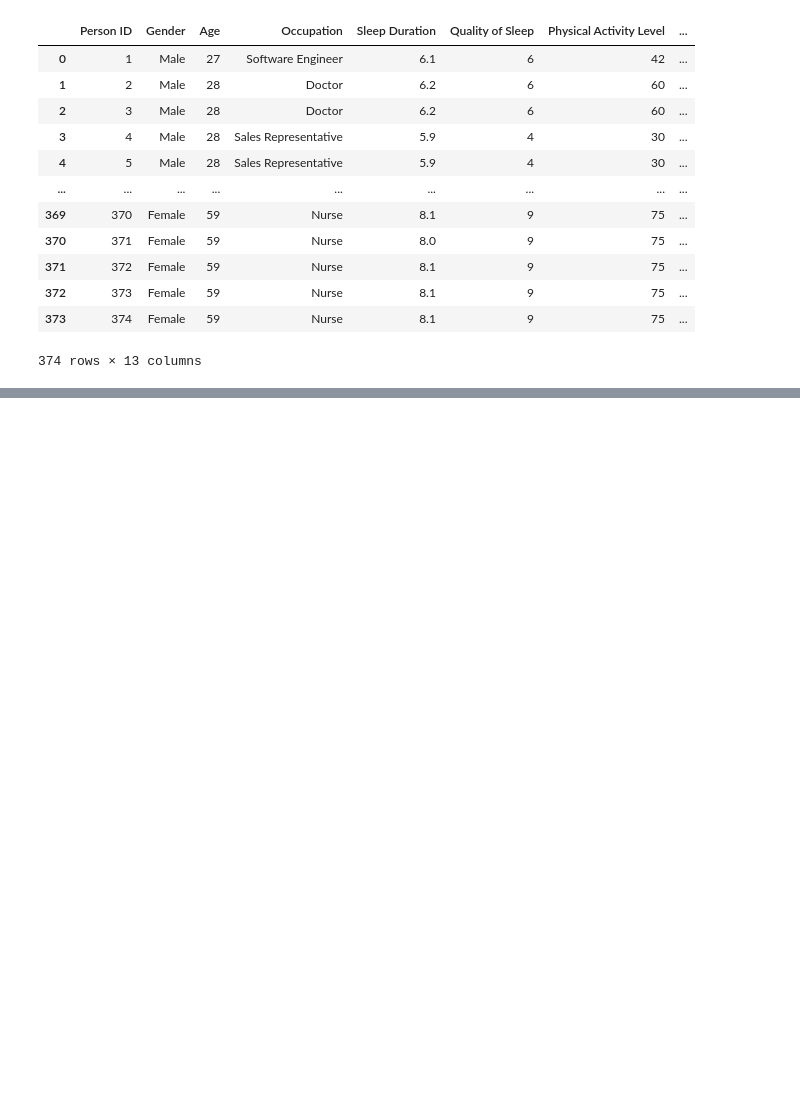
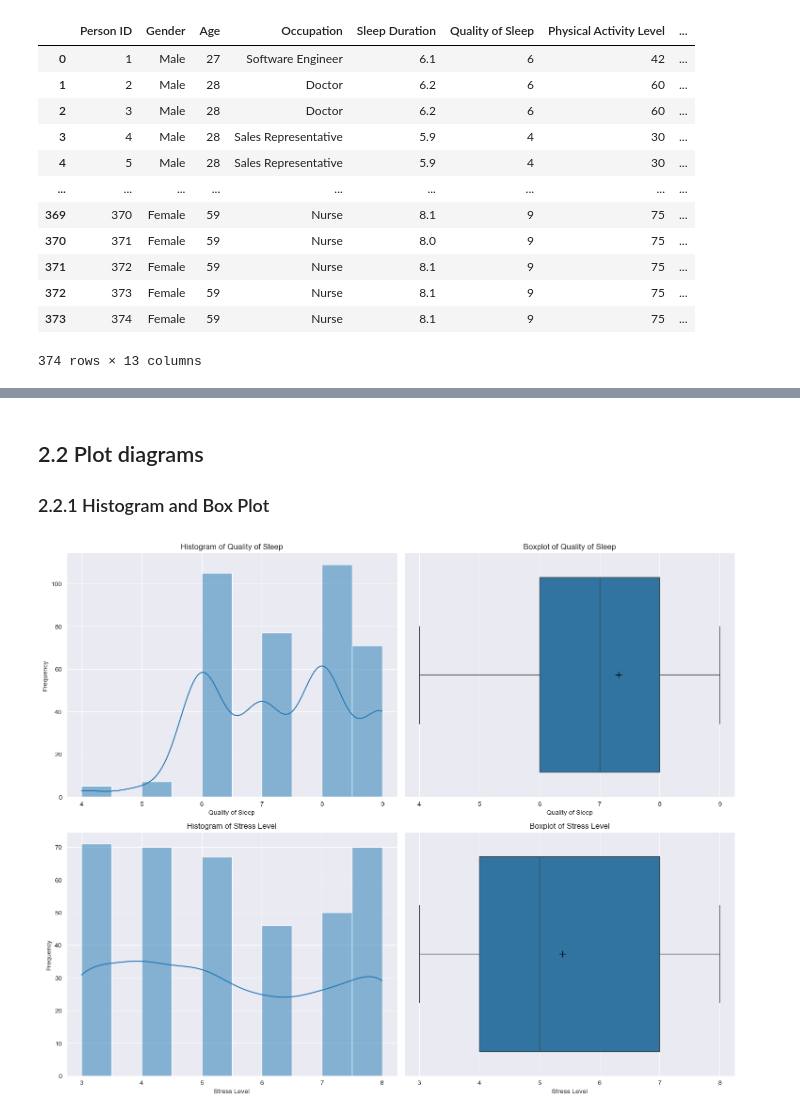
Before and after one commit to legiahanphamm/mas291, a Jupyter notebook: mas291/notebooks/main.ipynb, the cells around one changed output, grey strips where cells are left out. Drawn from its saved outputs; the diff is of its cells as text; code cells hidden in the pictures; blank space fills up the shorter version.

```diff
--- a/mas291/notebooks/main.ipynb
+++ b/mas291/notebooks/main.ipynb
@@ -34,0 +58,3 @@ data
+# %%
+# Clear data
+data_df = data[['Quality of Sleep', 'Stress Level']]
@@ -34,0 +157,31 @@ data
+# %% [markdown]
+## 2.2 Plot diagrams
+### 2.2.1 Histogram and Box Plot
+# %%
+fig, axs = plt.subplots(2, 2, figsize=(15, 12))
+
+# Histogram and Box Plot for Quality of Sleep
+sns.histplot(data_df['Quality of Sleep'], ax=axs[0, 0], kde=True)
+axs[0, 0].set_title(f'Histogram of Quality of Sleep')
+axs[0, 0].set_xlabel('Quality of Sleep')
+axs[0, 0].set_ylabel('Frequency')
+
+sns.boxplot(x=data_df['Quality of Sleep'], ax=axs[0, 1], showmeans=True, meanprops={"marker": "+", "markeredgecolor": "black", "markersize": "10"})
+axs[0, 1].set_title(f'Boxplot of Quality of Sleep')
+axs[0, 1].set_xlabel('Quality of Sleep')
+
+# Histogram and Box Plot for Stress Level
+sns.histplot(data_df['Stress Level'], ax=axs[1, 0], kde=True)
+axs[1, 0].set_title(f'Histogram of Stress Level')
+axs[1, 0].set_xlabel('Stress Level')
+axs[1, 0].set_ylabel('Frequency')
+
+sns.boxplot(x=data_df['Stress Level'], ax=axs[1, 1], showmeans=True, meanprops={"marker": "+", "markeredgecolor": "black", "markersize": "10"})
+axs[1, 1].set_title(f'Boxplot of Stress Level')
+axs[1, 1].set_xlabel('Stress Level')
+
+# Show Histogram and Box Plot
+plt.tight_layout()
+plt.show()
+# %% [output]
+[figure, added]
```
Also changed, not shown: parts of 14 cells of this notebook, 1 other file.
